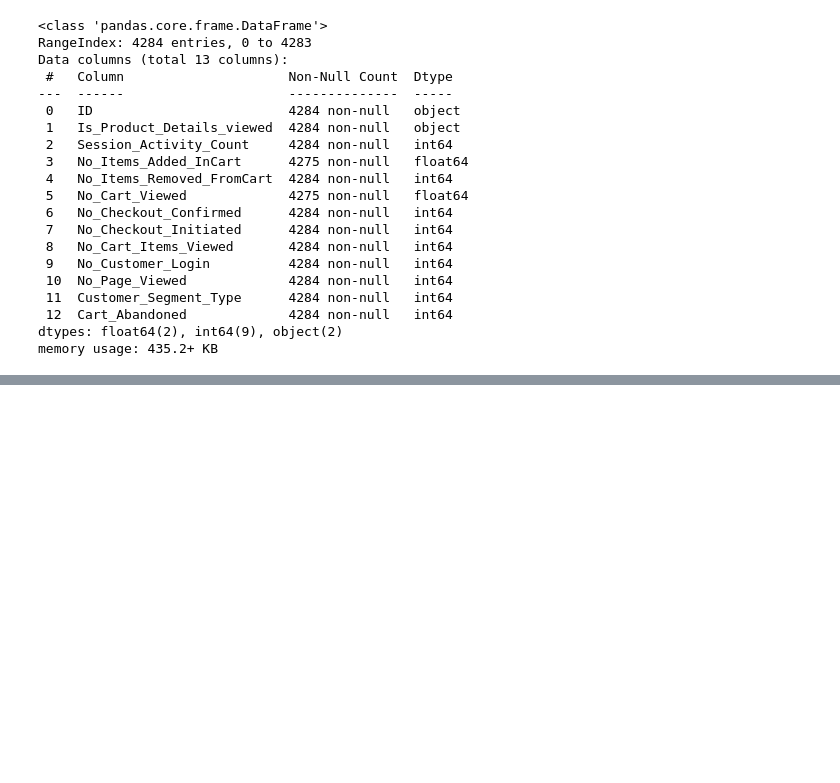
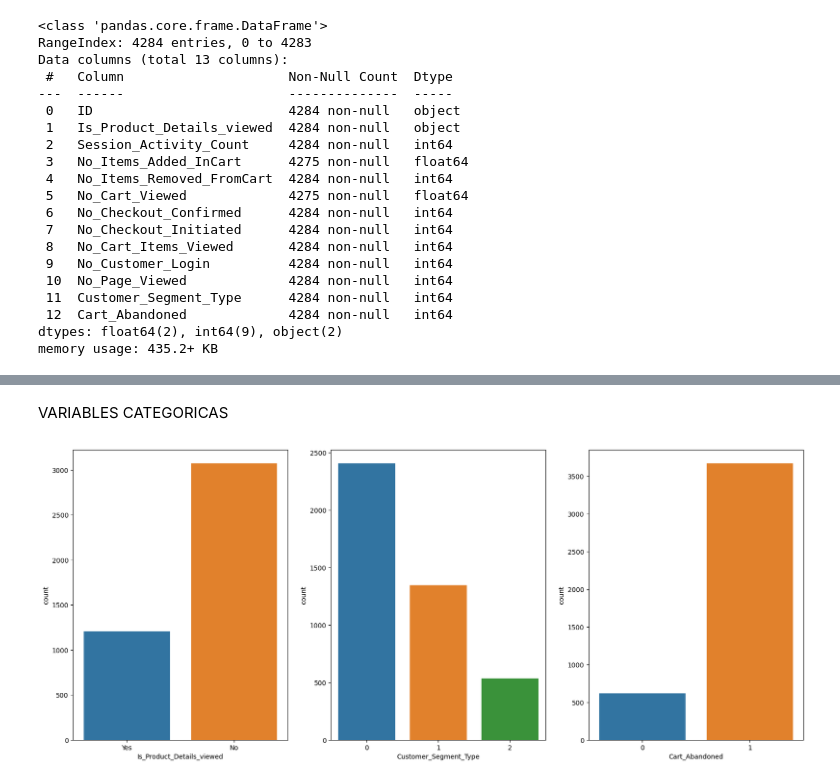
Before and after one commit to newneo4/c18-60-m-data-bi, a Jupyter notebook: notebooks/etl.ipynb, the cells around one changed output, grey strips where cells are left out. Cells and saved outputs as stored; diff of their text form; code cells hidden in the pictures; blank space fills up the shorter version.

```diff
--- a/notebooks/etl.ipynb
+++ b/notebooks/etl.ipynb
@@ -54,0 +51,3 @@ df_pb = data.copy()
+# %%
+data = data.drop("ID", axis=1)
+data.index = [i for i in range(1, len(data)+1)]
@@ -54,0 +68,8 @@ df_pb = data.copy()
+# %% [markdown]
+VARIABLES CATEGORICAS
+# %%
+f, ax = plt.subplots(nrows=1,ncols=3,figsize=(20, 8))
+for i,j in zip(cat.columns.tolist(), ax.flatten()):
+    sns.countplot(x=cat[i],ax=j)
+# %% [output]
+[figure, added]
```
Also changed, not shown: parts of 57 cells of this notebook.
